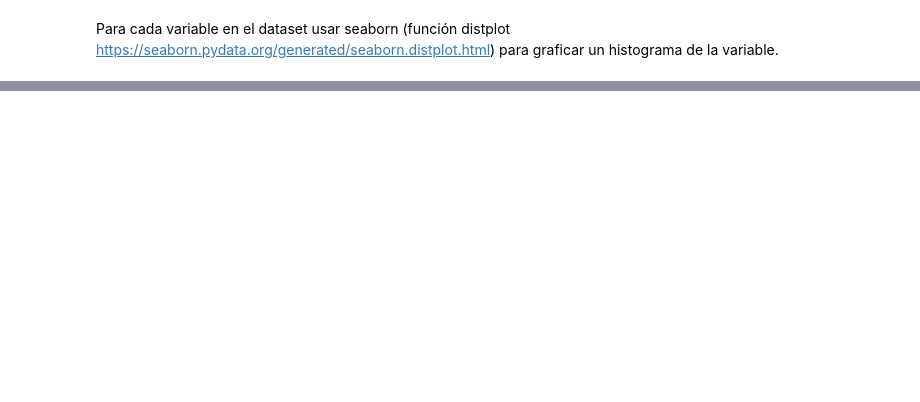
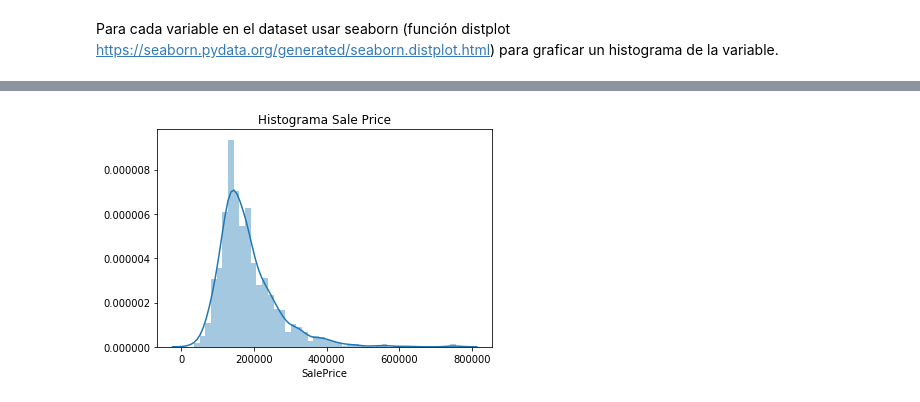
Before and after one commit to yaxha/mds-idc-proyecto, a Jupyter notebook: Proyecto-José_Barrios.ipynb, the cells around one changed output, grey strips where cells are left out. Cells and saved outputs as stored; diff of their text form; code cells hidden in the pictures; blank space fills up the shorter version.

```diff
--- a/Proyecto-José_Barrios.ipynb
+++ b/Proyecto-José_Barrios.ipynb
@@ -38,3 +40,7 @@ array([[1.560e+05, 6.000e+00, 1.026e+03, 5.000e+00, 1.969e+03, 6.100e+01],
        [3.930e+04, 1.000e+00, 3.340e+02, 2.000e+00, 1.946e+03, 5.000e+01],
        [1.299e+05, 5.000e+00, 8.640e+02, 5.000e+00, 1.958e+03, 7.000e+01],
        [2.260e+05, 7.000e+00, 1.057e+03, 7.000e+00, 2.001e+03,       nan]])
+# %%
+data = pd.DataFrame(data = data, columns = ["SalePrice", "OverallQual","1stFlrSF", "TotRmsAbvGrd", "YearBuilt", "LotFrontage"])
+data = data.astype({"SalePrice" : int, "OverallQual" : int, "1stFlrSF" : int, "TotRmsAbvGrd" : int, "YearBuilt" : int})
+data.head()
@@ -98,0 +127,7 @@ array([[0.29706317, 0.3585277 ],
+# %%
+#SalePrice
+sns.distplot(data_entrenamiento['SalePrice'])
+plt.title('Histograma Sale Price')
+plt.show()
+# %% [output]
+[figure, added]
```
Also changed, not shown: parts of 14 cells of this notebook.
